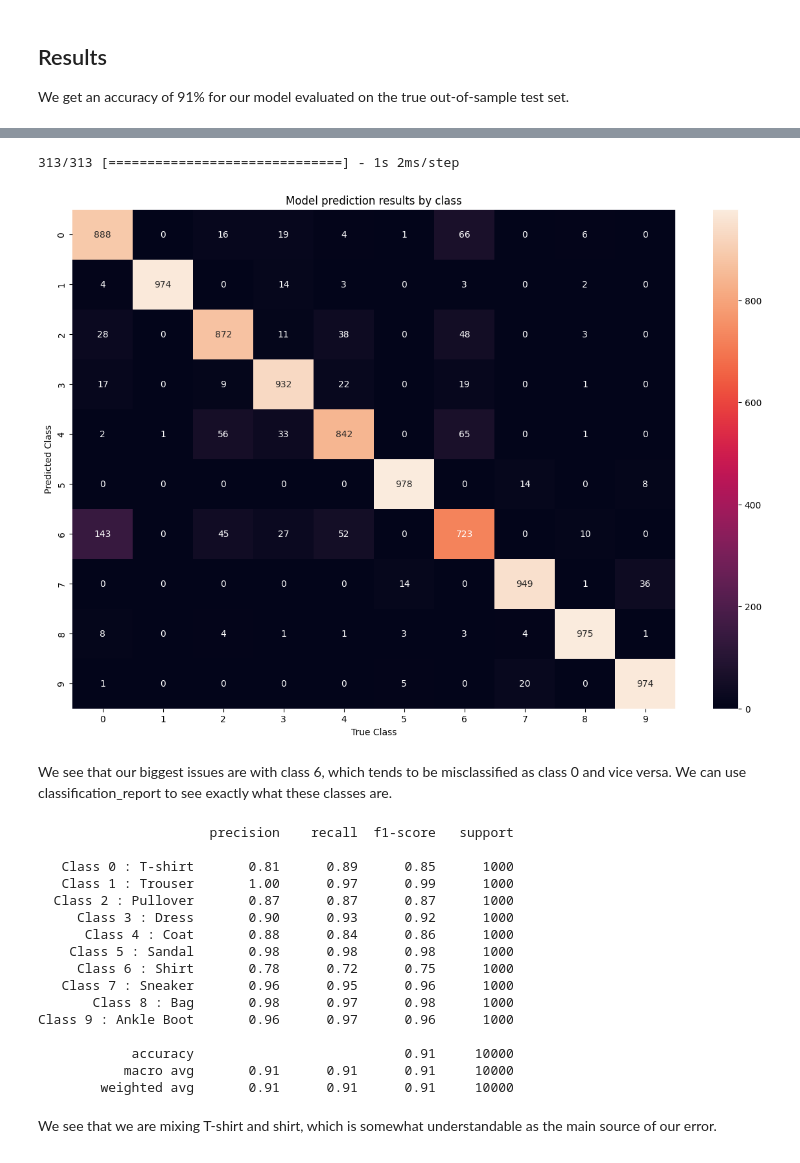
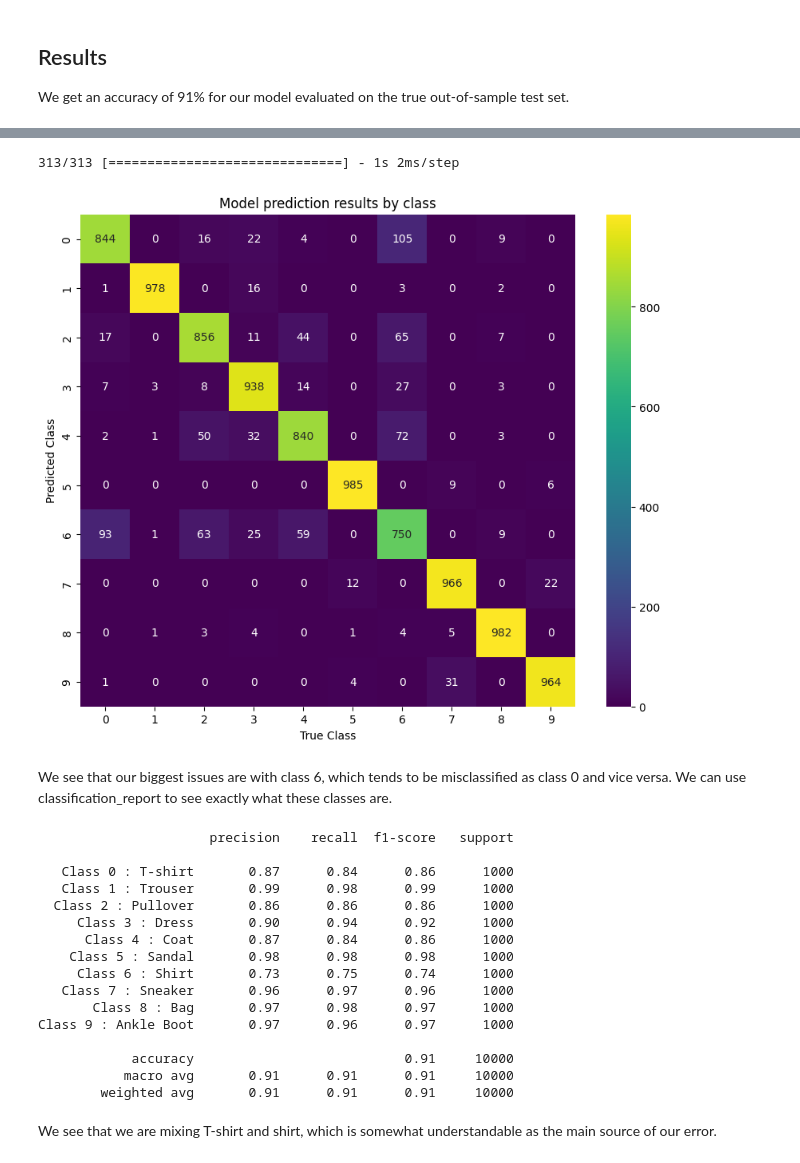
Before and after one commit to benl82/Math156Final, a Jupyter notebook: Math 156 Final Project.ipynb, the cells around one changed output, grey strips where cells are left out. Saved outputs shown, nothing was run; the diff lists cells and outputs as text; code cells hidden in the pictures.

```diff
--- a/Math 156 Final Project.ipynb
+++ b/Math 156 Final Project.ipynb
@@ -65,11 +65,11 @@ model.add(layers.Conv2D(32, (3, 3), activation = 'relu', input_shape = (28, 28,
 model.add(layers.MaxPool2D(pool_size = (2, 2)))
 model.add(layers.Conv2D(64, (3, 3), activation = 'relu'))
 model.add(layers.MaxPool2D(pool_size = (2, 2)))
-model.add(layers.Conv2D(64, (3, 3), activation = 'relu'))
 model.add(layers.Flatten())
 
 model.add(layers.Dense(256, activation = 'relu'))
-model.add(layers.Dense(128, activation = 'relu'))
+
+model.add(layers.Dropout(0.2))
 
 model.add(layers.Dense(10, activation = 'softmax'))
 model.summary()
@@ -169,17 +169,17 @@ model.evaluate(X_test, y_test)
 # %%
 y_pred = model.predict(X_test)
 y_pred_classes = np.argmax(y_pred, axis = 1)
 confusion = confusion_matrix(y_test, y_pred_classes)
 
-plt.figure(figsize = (15, 10))
-sns.heatmap(confusion, annot = True, fmt = 'd')
+plt.figure(figsize = (10, 8))
+sns.heatmap(confusion, annot = True, fmt = 'd', cmap = 'viridis')
 plt.title('Model prediction results by class')
 plt.xlabel('True Class')
 plt.ylabel('Predicted Class')
 plt.show()
 # %% [output]
 313/313 [==============================] - 1s 2ms/step
-[figure, old version]
+[figure, new version]
 # %% [markdown]
 We see that our biggest issues are with class 6, which tends to be misclassified as class 0 and vice versa. We can use classification_report to see exactly what these classes are.
 # %%
@@ -198,16 +198,16 @@ print(classification_report(y_test, y_pred_classes, target_names = class_names))
 # %% [output]
                       precision    recall  f1-score   support
 
-   Class 0 : T-shirt       0.81      0.89      0.85      1000
-   Class 1 : Trouser       1.00      0.97      0.99      1000
-  Class 2 : Pullover       0.87      0.87      0.87      1000
-     Class 3 : Dress       0.90      0.93      0.92      1000
-      Class 4 : Coat       0.88      0.84      0.86      1000
+   Class 0 : T-shirt       0.87      0.84      0.86      1000
+   Class 1 : Trouser       0.99      0.98      0.99      1000
+  Class 2 : Pullover       0.86      0.86      0.86      1000
+     Class 3 : Dress       0.90      0.94      0.92      1000
+      Class 4 : Coat       0.87      0.84      0.86      1000
     Class 5 : Sandal       0.98      0.98      0.98      1000
-     Class 6 : Shirt       0.78      0.72      0.75      1000
-   Class 7 : Sneaker       0.96      0.95      0.96      1000
-       Class 8 : Bag       0.98      0.97      0.98      1000
-Class 9 : Ankle Boot       0.96      0.97      0.96      1000
+     Class 6 : Shirt       0.73      0.75      0.74      1000
+   Class 7 : Sneaker       0.96      0.97      0.96      1000
+       Class 8 : Bag       0.97      0.98      0.97      1000
+Class 9 : Ankle Boot       0.97      0.96      0.97      1000
 
             accuracy                           0.91     10000
            macro avg       0.91      0.91      0.91     10000
```
Also changed, not shown: parts of 7 cells of this notebook.
